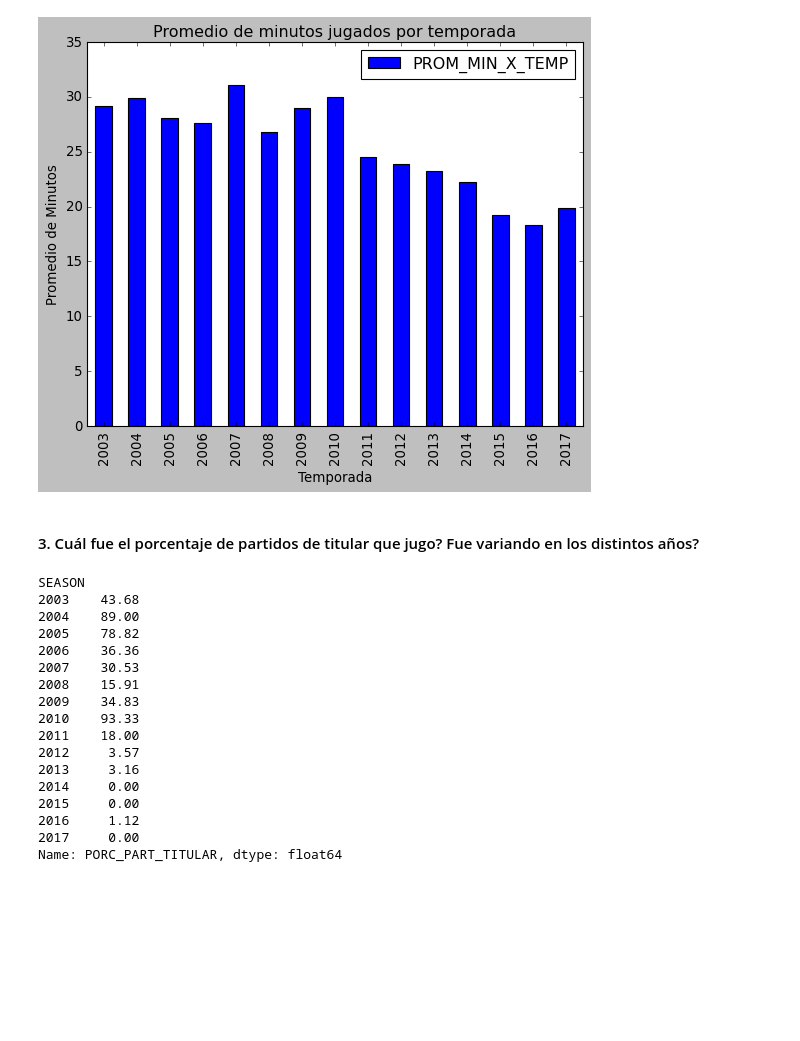
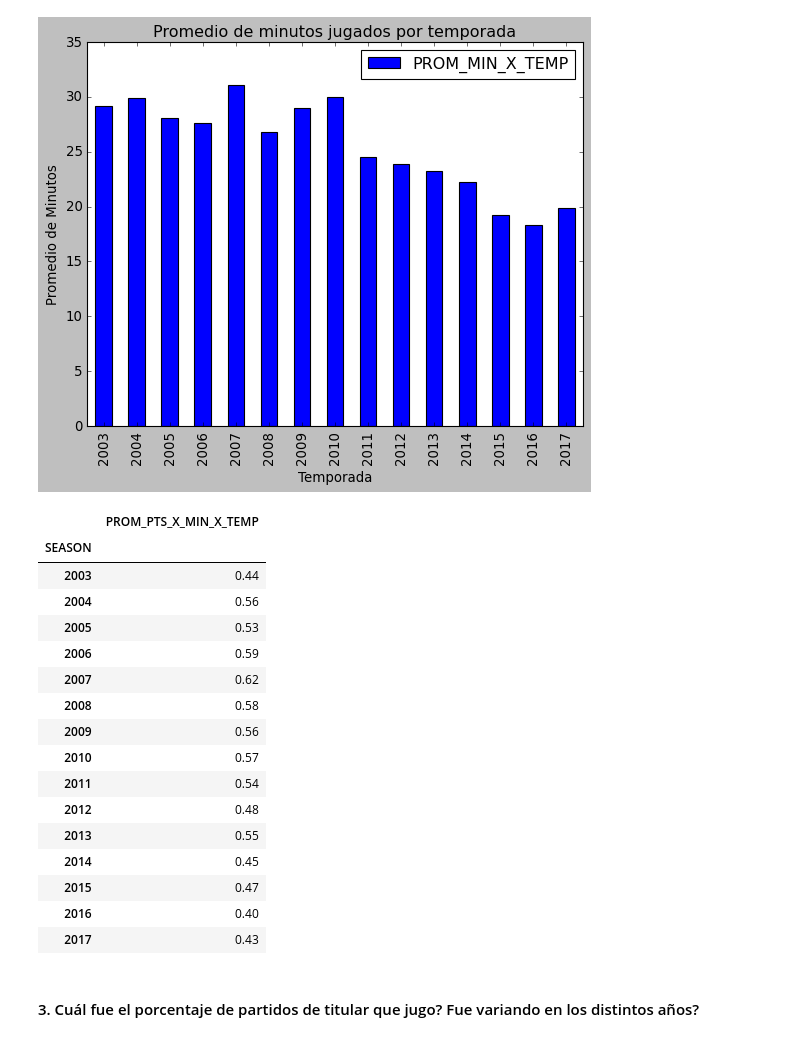
Before and after one commit to Tinchoalison/Analisis-Manu-Ginobili, a Jupyter notebook: Proyecto.ipynb, the cells around one changed output. Cells and saved outputs as stored; diff of their text form; code cells hidden in the pictures; blank space fills up the shorter version.

```diff
--- a/Proyecto.ipynb
+++ b/Proyecto.ipynb
@@ -887,25 +888,25 @@ plt.ylabel('Promedio de Minutos')
 plt.xlabel('Temporada');
 # %% [output]
 [figure]
+# %%
+df[["PROM_PTS_X_MIN_X_TEMP"]]
+# %% [output]
+|  | PROM_PTS_X_MIN_X_TEMP |
+| SEASON |  |
+| 2003 | 0.44 |
+| 2004 | 0.56 |
+| 2005 | 0.53 |
+| 2006 | 0.59 |
+| 2007 | 0.62 |
+| 2008 | 0.58 |
+| 2009 | 0.56 |
+| 2010 | 0.57 |
+| 2011 | 0.54 |
+| 2012 | 0.48 |
+| 2013 | 0.55 |
+| 2014 | 0.45 |
+| 2015 | 0.47 |
+| 2016 | 0.40 |
+| 2017 | 0.43 |
 # %% [markdown]
 #### 3. Cuál fue el porcentaje de partidos de titular que jugo? Fue variando en los distintos años?
-# %%
-df["PORC_PART_TITULAR"]
-# %% [output]
-SEASON
-2003    43.68
-2004    89.00
-2005    78.82
-2006    36.36
-2007    30.53
-2008    15.91
-2009    34.83
-2010    93.33
-2011    18.00
-2012     3.57
-2013     3.16
-2014     0.00
-2015     0.00
-2016     1.12
-2017     0.00
-Name: PORC_PART_TITULAR, dtype: float64
```
Also changed, not shown: parts of 67 cells of this notebook, 2 other files.
